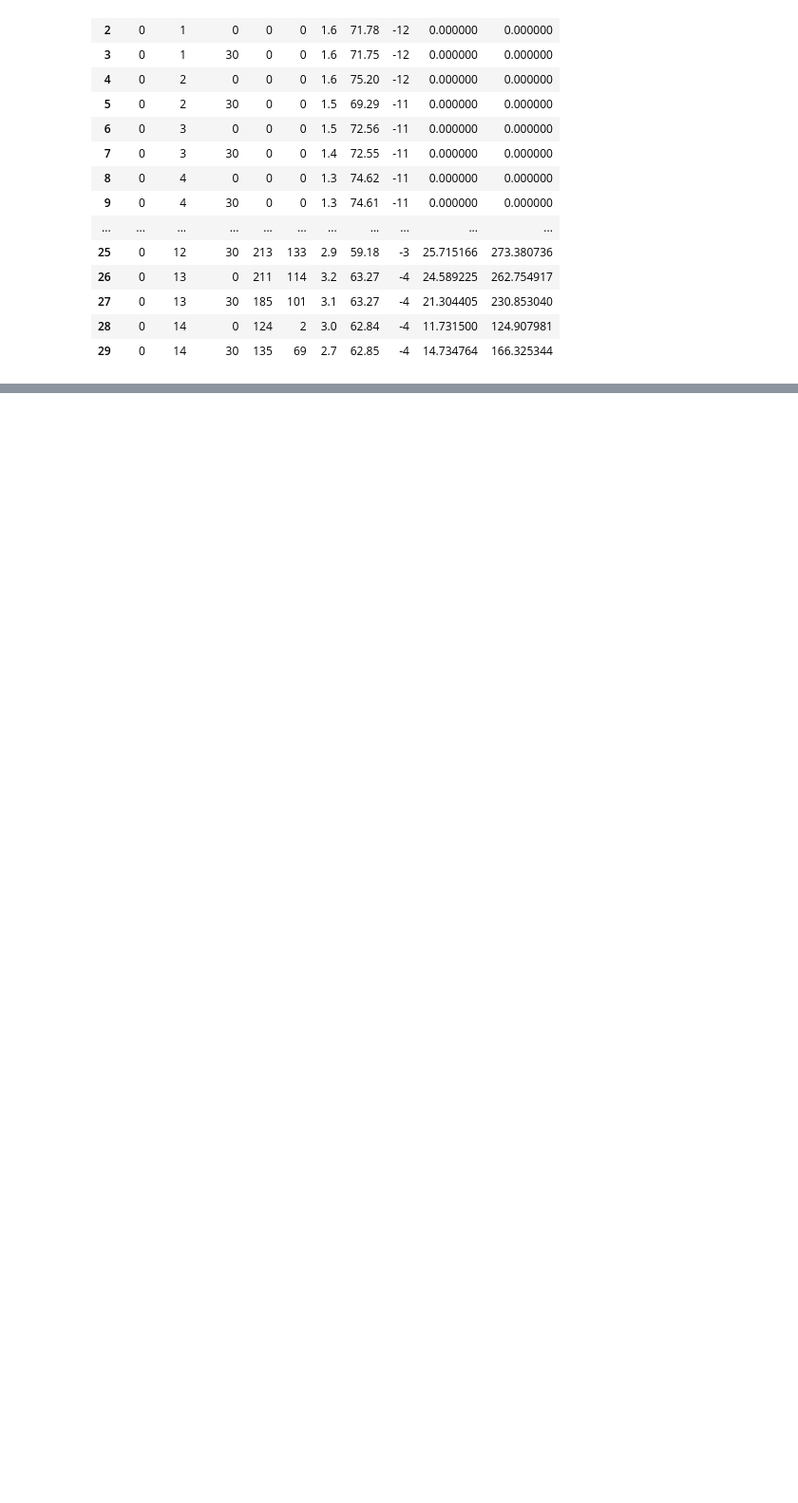
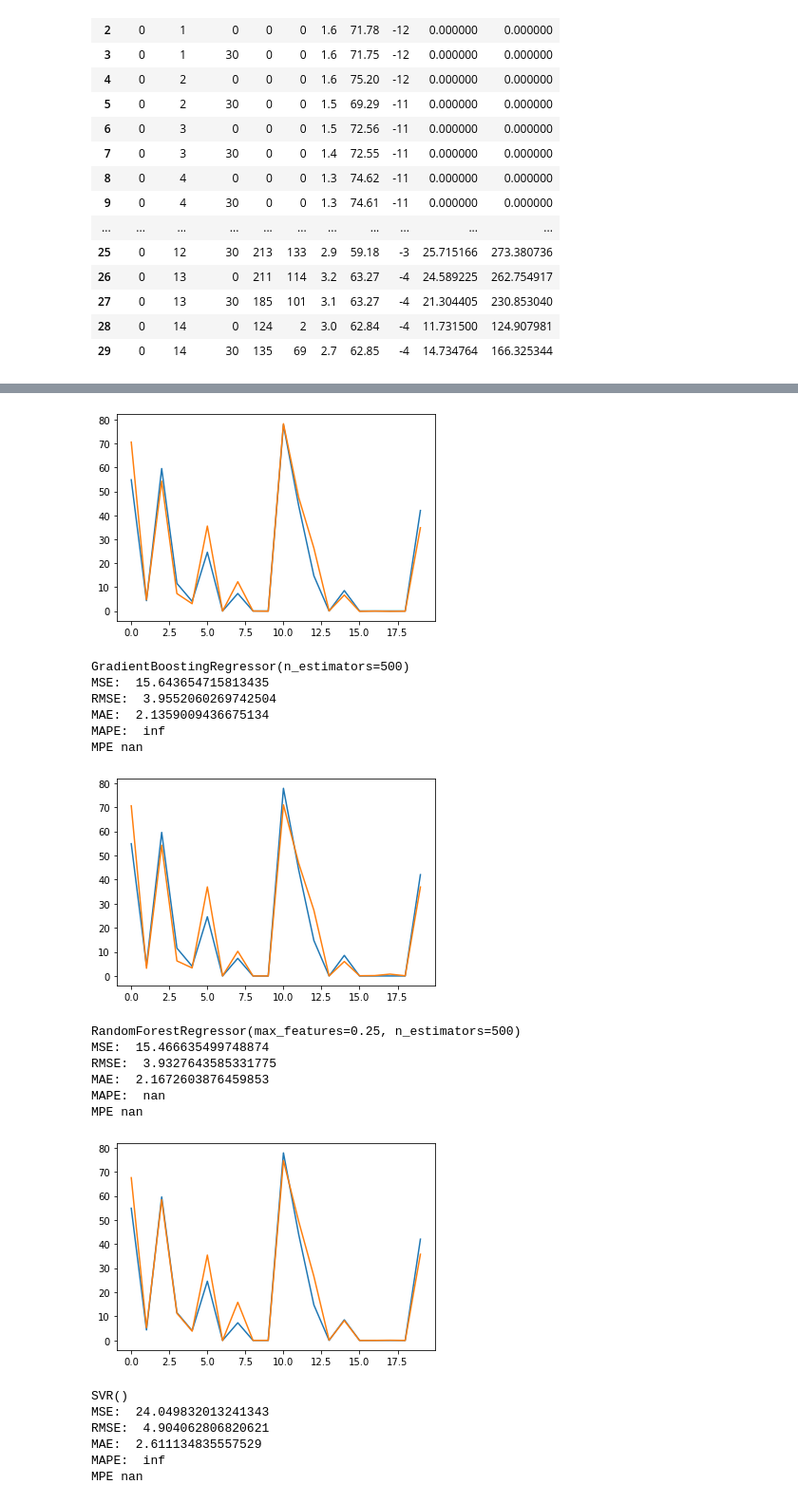
Before and after one commit to J-woooo/Dacon, a Jupyter notebook: jiiiiiiiiiiiiiiin/GHI.ipynb, the cells around one changed output, grey strips where cells are left out. Shown at 95% size. Saved outputs shown, nothing was run; the diff lists cells and outputs as text; code cells hidden in the pictures; blank space fills up the shorter version.

Commit message:
add first model

```diff
--- a/jiiiiiiiiiiiiiiin/GHI.ipynb
+++ b/jiiiiiiiiiiiiiiin/GHI.ipynb
@@ -132,0 +140,4 @@ df.head(30)
+# %%
+X = np.array(df.loc[:, ["GHI", "WS", "RH", "T"]].values)
+y = np.array(df.loc[:, ["TARGET"]].values)
+X_train, X_test, y_train, y_test = train_test_split(X, y, random_state=0)
@@ -132,0 +172,9 @@ df.head(30)
+# %%
+from sklearn.metrics import mean_squared_error
+from sklearn.metrics import mean_absolute_error
+from sklearn.metrics import mean_squared_error
+def MAPE(y_test, y_pred):
+    return np.mean(np.abs((y_test - y_pred) / y_test)) * 100
+
+def MPE(y_test, y_pred):
+    return np.mean((y_test - y_pred) / y_test) * 100
@@ -132,0 +189,41 @@ df.head(30)
+# %%
+def show_predict(model_list, X, y):
+    for model in model_list:
+        y_predict = model.predict(X)
+        plt.plot(range(20), y[20:40])
+        plt.plot(range(20), y_predict[20:40])
+        plt.show()
+        mse = mean_squared_error(y_test, y_predict)
+        rmse = np.sqrt(mse)
+        mae = mean_absolute_error(y_test, y_predict)
+        mape= MAPE(y_test, y_predict)
+        mpe = MPE(y_test, y_predict)
+        print(model)
+        print("MSE: ", mse)
+        print("RMSE: ", rmse)
+        print("MAE: ",mae)
+        print("MAPE: ", mape)
+        print("MPE", mpe)
+show_predict(models, X_test, y_test)
+# %% [output]
+[figure, added]
+GradientBoostingRegressor(n_estimators=500)
+MSE:  15.643654715813435
+RMSE:  3.9552060269742504
+MAE:  2.1359009436675134
+MAPE:  inf
+MPE nan
+[figure, added]
+RandomForestRegressor(max_features=0.25, n_estimators=500)
+MSE:  15.466635499748874
+RMSE:  3.9327643585331775
+MAE:  2.1672603876459853
+MAPE:  nan
+MPE nan
+[figure, added]
+SVR()
+MSE:  24.049832013241343
+RMSE:  4.904062806820621
+MAE:  2.611134835557529
+MAPE:  inf
+MPE nan
```
Also changed, not shown: parts of 5 cells of this notebook.
